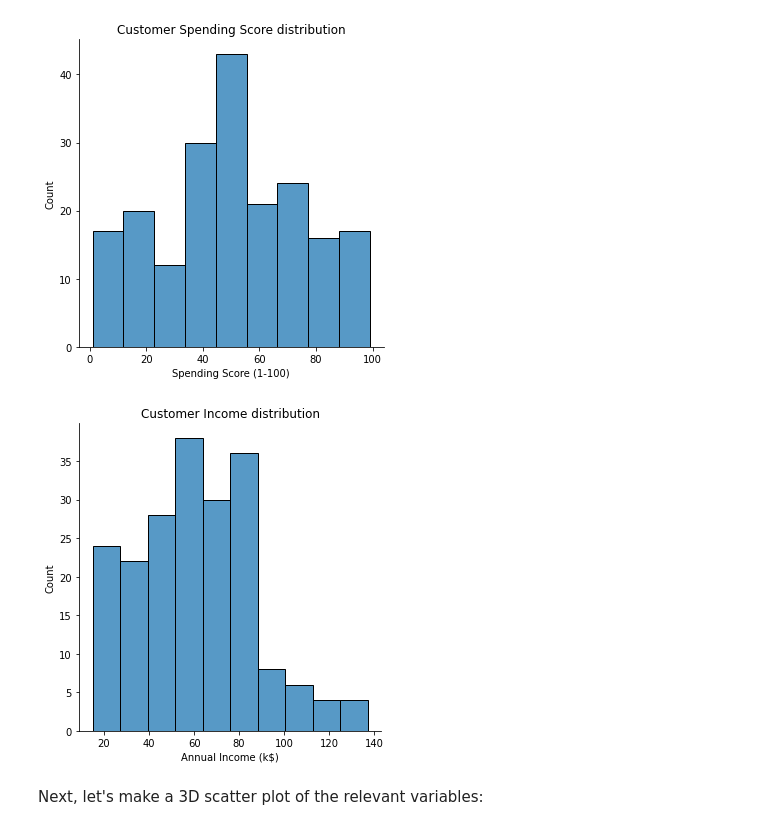
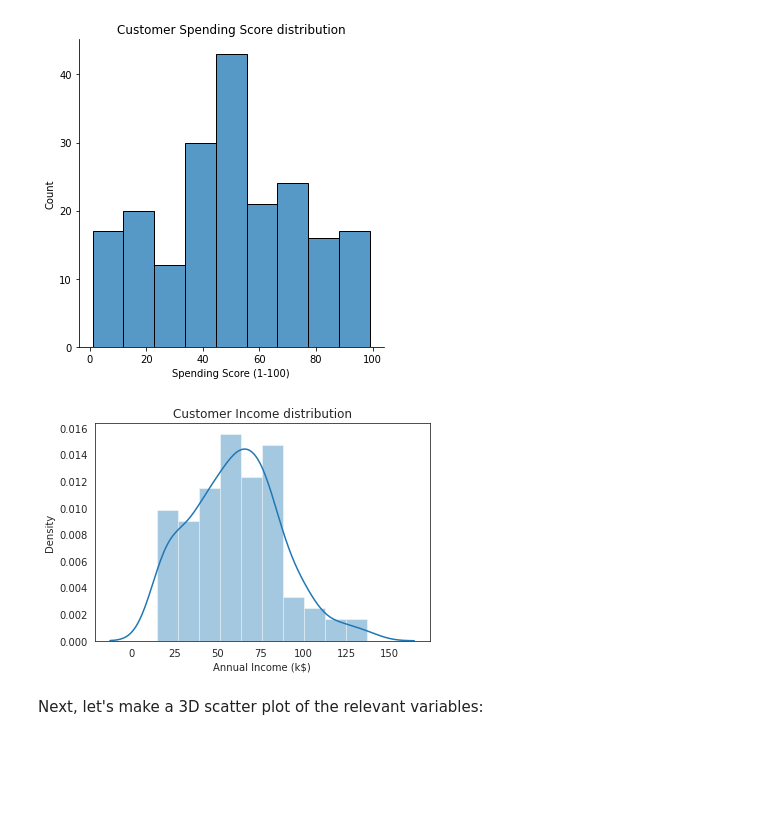
Before and after one commit to dsai-asia/ML, a Jupyter notebook: Labs/11-Kmeans/11-K-Means.ipynb, the cells around one changed output. Saved outputs shown, nothing was run; the diff lists cells and outputs as text; code cells hidden in the pictures; blank space fills up the shorter version.

```diff
--- a/Labs/11-Kmeans/11-K-Means.ipynb
+++ b/Labs/11-Kmeans/11-K-Means.ipynb
@@ -102,10 +102,10 @@ _ = plt.title('Customer Spending Score distribution')
 # %% [output]
 [figure]
 # %%
-sns.displot(df['Annual Income (k$)'])
+sns.distplot(df['Annual Income (k$)'])
 _ = plt.title('Customer Income distribution')
 # %% [output]
-[figure, old version]
+[figure, new version]
 # %% [markdown]
 Next, let's make a 3D scatter plot of the relevant variables:
 # %%
```
Also changed, not shown: parts of 3 cells of this notebook, 16 other files.
